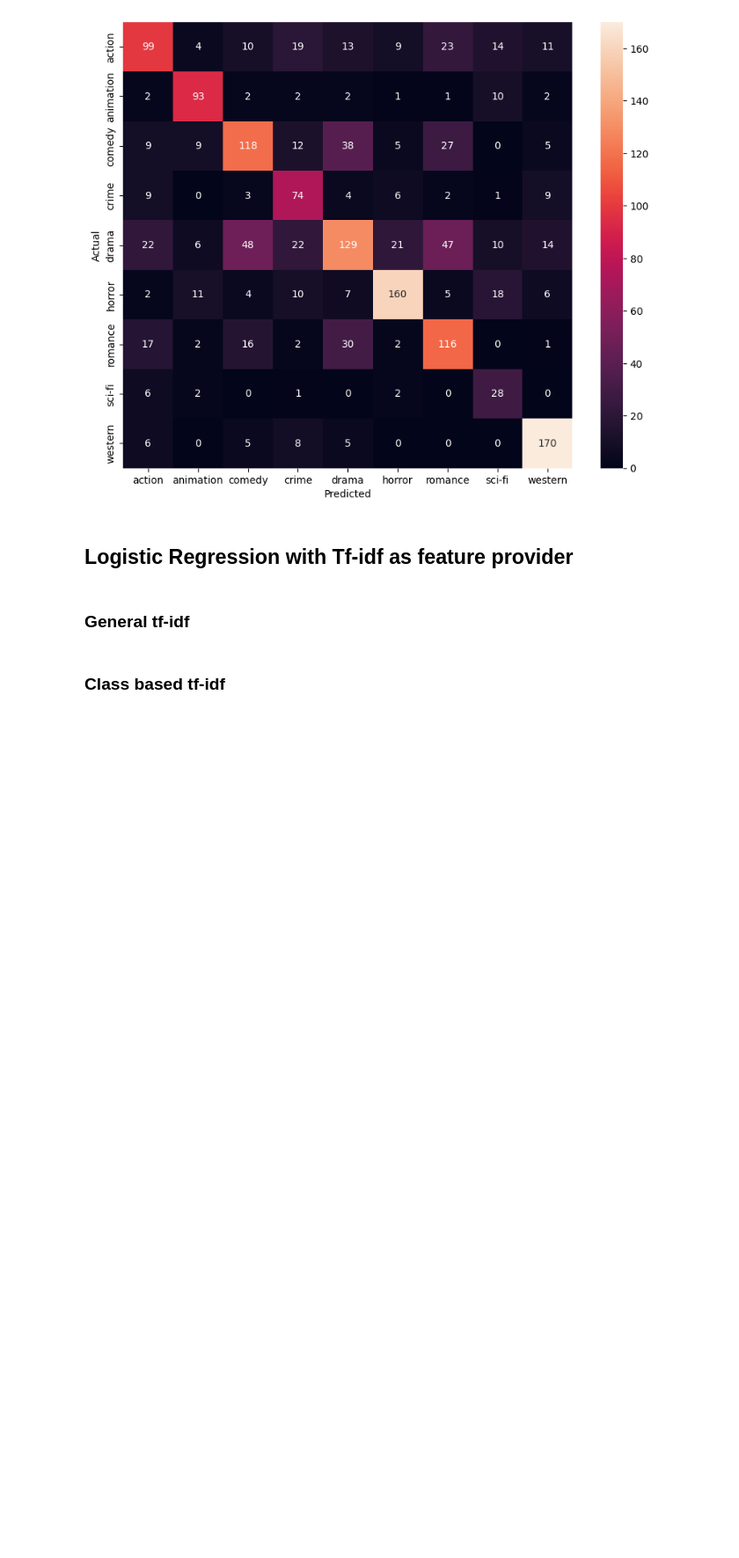
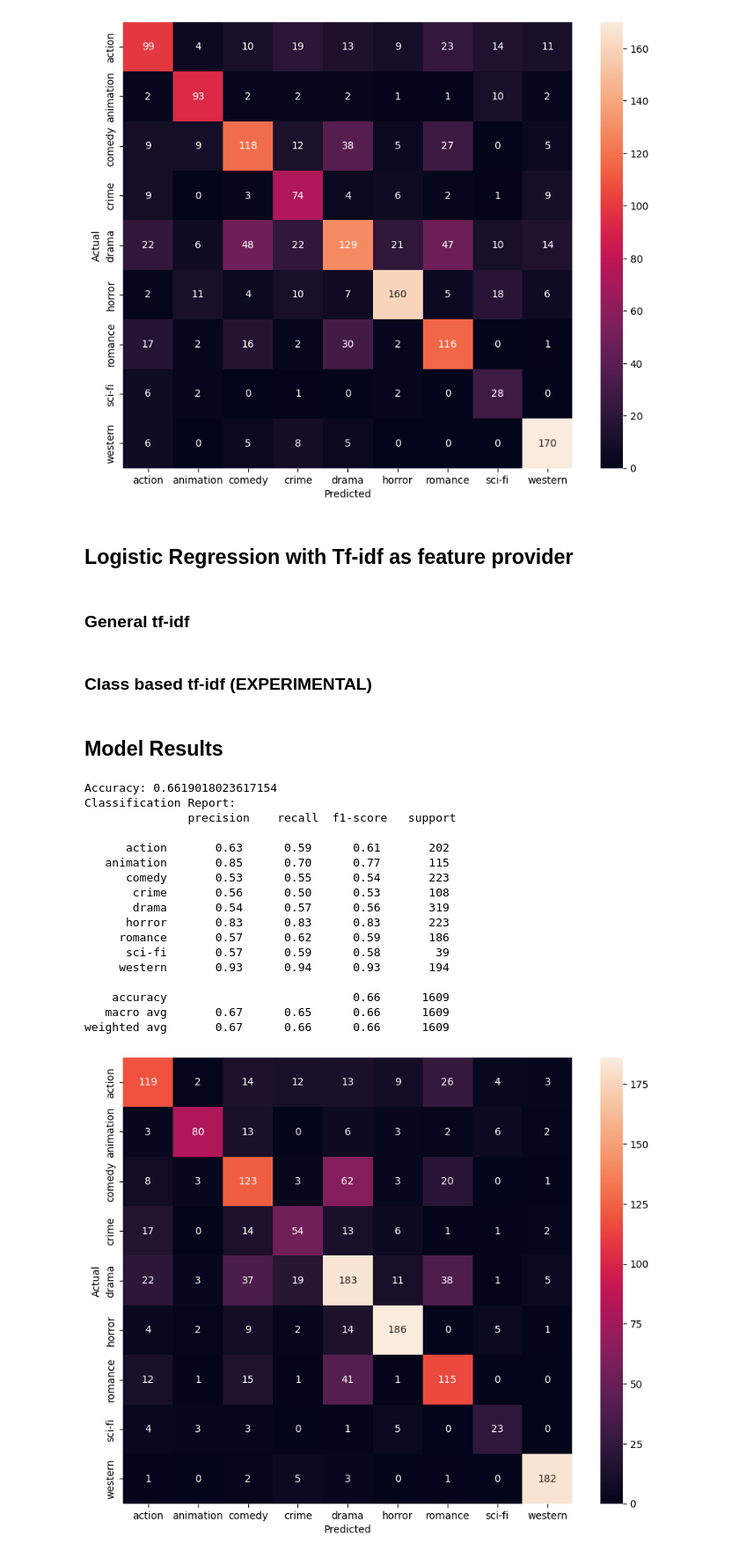
Before and after one commit to pedro-curto/NLP-Project, a Jupyter notebook: models/logisticRegression.ipynb, the cells around one changed output. Shown at 88% size. Saved outputs shown, nothing was run; the diff lists cells and outputs as text; code cells hidden in the pictures; blank space fills up the shorter version.

Commit message:
chore: cleanup logistic regression notebook

```diff
--- a/models/logisticRegression.ipynb
+++ b/models/logisticRegression.ipynb
@@ -160,5 +163,5 @@ tfidf_vectorizer = TfidfVectorizer(min_df=20, stop_words=stop_words, ngram_range
 X_train_tfidf = tfidf_vectorizer.fit_transform(X_train)
 X_test_tfidf = tfidf_vectorizer.transform(X_test)
 # %% [markdown]
-### Class based tf-idf
+### Class based tf-idf (EXPERIMENTAL)
 # %%
@@ -179,36 +181,58 @@ class_tfidf = class_based_tfidf(X_train, y_train)
 # %%
-def combine_tfidf(class_tfidf, X_data):
-    # Dynamically calculate the total number of features
-    total_feature_size = sum(vectorizer.get_feature_names_out().shape[0] for vectorizer, _ in class_tfidf.values())
+# For testing, doesn't make much sense
+# def combine_tfidf(class_tfidf, X_data):
+#     # Dynamically calculate the total number of features
+#     total_feature_size = sum(vectorizer.get_feature_names_out().shape[0] for vectorizer, _ in class_tfidf.values())
 
-    # Create a matrix to hold combined features
-    combined_features = np.zeros((len(X_data), total_feature_size))
+#     # Create a matrix to hold combined features
+#     combined_features = np.zeros((len(X_data), total_feature_size))
 
-    # Combine genre-specific TF-IDF vectors into a single feature vector for each document
-    for i, plot in enumerate(X_data):
-        feature_vector = []
-        for genre, (vectorizer, _) in class_tfidf.items():
-            # Transform the current plot using the TF-IDF vectorizer for this genre
-            genre_tfidf = vectorizer.transform([plot]).toarray()
-            feature_vector.extend(genre_tfidf.flatten())  # Flatten and add the genre-specific vector
+#     # Combine genre-specific TF-IDF vectors into a single feature vector for each document
+#     for i, plot in enumerate(X_data):
+#         feature_vector = []
+#         for genre, (vectorizer, _) in class_tfidf.items():
+#             # Transform the current plot using the TF-IDF vectorizer for this genre
+#             genre_tfidf = vectorizer.transform([plot]).toarray()
+#             feature_vector.extend(genre_tfidf.flatten())  # Flatten and add the genre-specific vector
 
-        # Assign the combined feature vector to the corresponding row in the matrix
-        combined_features[i, :len(feature_vector)] = np.array(feature_vector)
+#         # Assign the combined feature vector to the corresponding row in the matrix
+#         combined_features[i, :len(feature_vector)] = np.array(feature_vector)
 
-    return combined_features
+#     return combined_features
 
-X_train_tfidf = combine_tfidf(class_tfidf, X_train)
-X_test_tfidf = combine_tfidf(class_tfidf, X_test)
+# X_train_tfidf = combine_tfidf(class_tfidf, X_train)
+# X_test_tfidf = combine_tfidf(class_tfidf, X_test)
+# %% [markdown]
+## Model Results
 # %%
-lr_model = LogisticRegression(class_weight='balanced', solver='newton-cholesky')
+lr_model = LogisticRegression(max_iter=1000, class_weight='balanced', solver='newton-cholesky')
 
 lr_model.fit(X_train_tfidf, y_train)
 y_pred = lr_model.predict(X_test_tfidf)
 print("Accuracy:", accuracy_score(y_test, y_pred))
 print("Classification Report:\n", classification_report(y_test, y_pred, target_names=label_encoder.classes_))
-conf_matrix = confusion_matrix(y_test, y_pred_glove)
+conf_matrix = confusion_matrix(y_test, y_pred)
 plt.figure(figsize=(10, 8))
 sns.heatmap(conf_matrix, annot=True, fmt='d', xticklabels=label_encoder.classes_, yticklabels=label_encoder.classes_)
 plt.ylabel('Actual')
 plt.xlabel('Predicted')
 plt.show()
+# %% [output]
+Accuracy: 0.6619018023617154
+Classification Report:
+               precision    recall  f1-score   support
+
+      action       0.63      0.59      0.61       202
+   animation       0.85      0.70      0.77       115
+      comedy       0.53      0.55      0.54       223
+       crime       0.56      0.50      0.53       108
+       drama       0.54      0.57      0.56       319
+      horror       0.83      0.83      0.83       223
+     romance       0.57      0.62      0.59       186
+      sci-fi       0.57      0.59      0.58        39
+     western       0.93      0.94      0.93       194
+
+    accuracy                           0.66      1609
+   macro avg       0.67      0.65      0.66      1609
+weighted avg       0.67      0.66      0.66      1609
+[figure, added]
```
Also changed, not shown: parts of 4 cells of this notebook.
